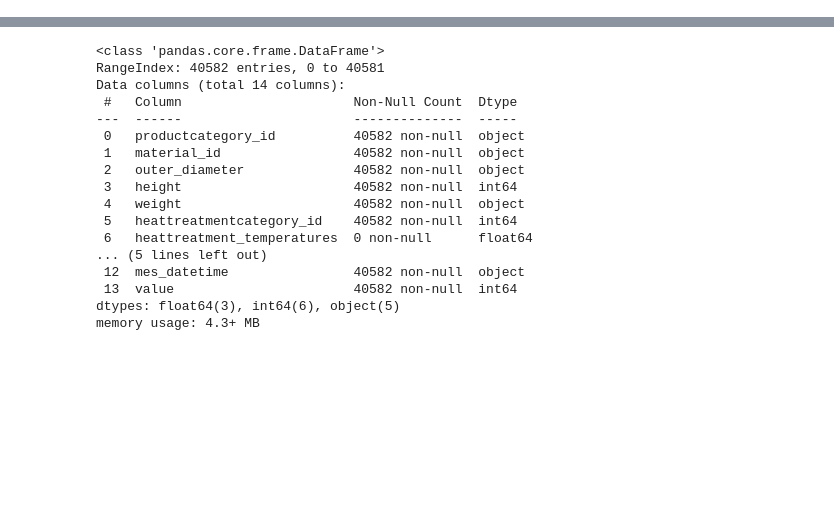
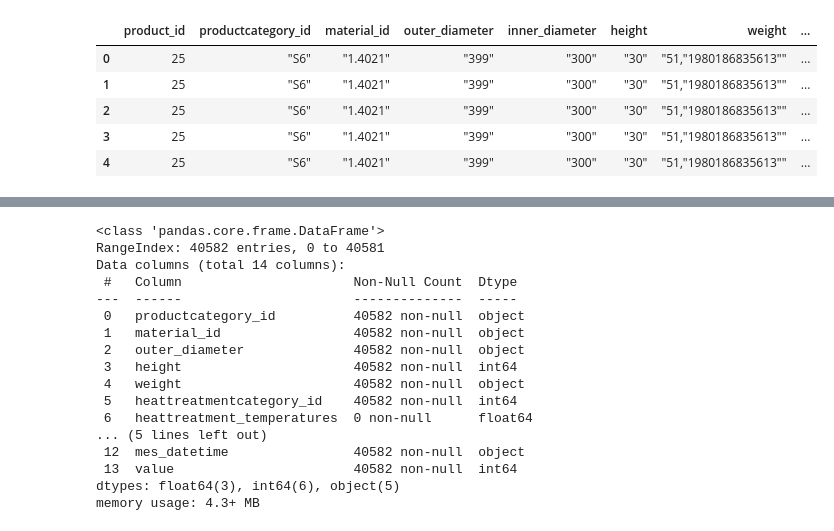
Before and after one commit to MJ-2004/Thesis-2025, a Jupyter notebook: eda.ipynb, the cells around one changed output, grey strips where cells are left out. Cells and saved outputs as stored; diff of their text form; code cells hidden in the pictures; blank space fills up the shorter version.

```diff
--- a/eda.ipynb
+++ b/eda.ipynb
@@ -21,0 +22,4 @@ duration.head()
+# %%
+duration['combined'] = duration.astype(str)
+# Split the 'combined' column by semicolon (;) into separate columns
+clean_duration = duration['combined'].str.split(';', expand=True)
@@ -21,0 +33,9 @@ duration.head()
+# %%
+clean_duration.head()
+# %% [output]
+|  | product_id | productcategory_id | material_id | outer_diameter | inner_diameter | height | weight | ... |
+| 0 | 25 | "S6" | "1.4021" | "399" | "300" | "30" | "51,"1980186835613"" | ... |
+| 1 | 25 | "S6" | "1.4021" | "399" | "300" | "30" | "51,"1980186835613"" | ... |
+| 2 | 25 | "S6" | "1.4021" | "399" | "300" | "30" | "51,"1980186835613"" | ... |
+| 3 | 25 | "S6" | "1.4021" | "399" | "300" | "30" | "51,"1980186835613"" | ... |
+| 4 | 25 | "S6" | "1.4021" | "399" | "300" | "30" | "51,"1980186835613"" | ... |
```
Also changed, not shown: parts of 18 cells of this notebook, 2 other files.
